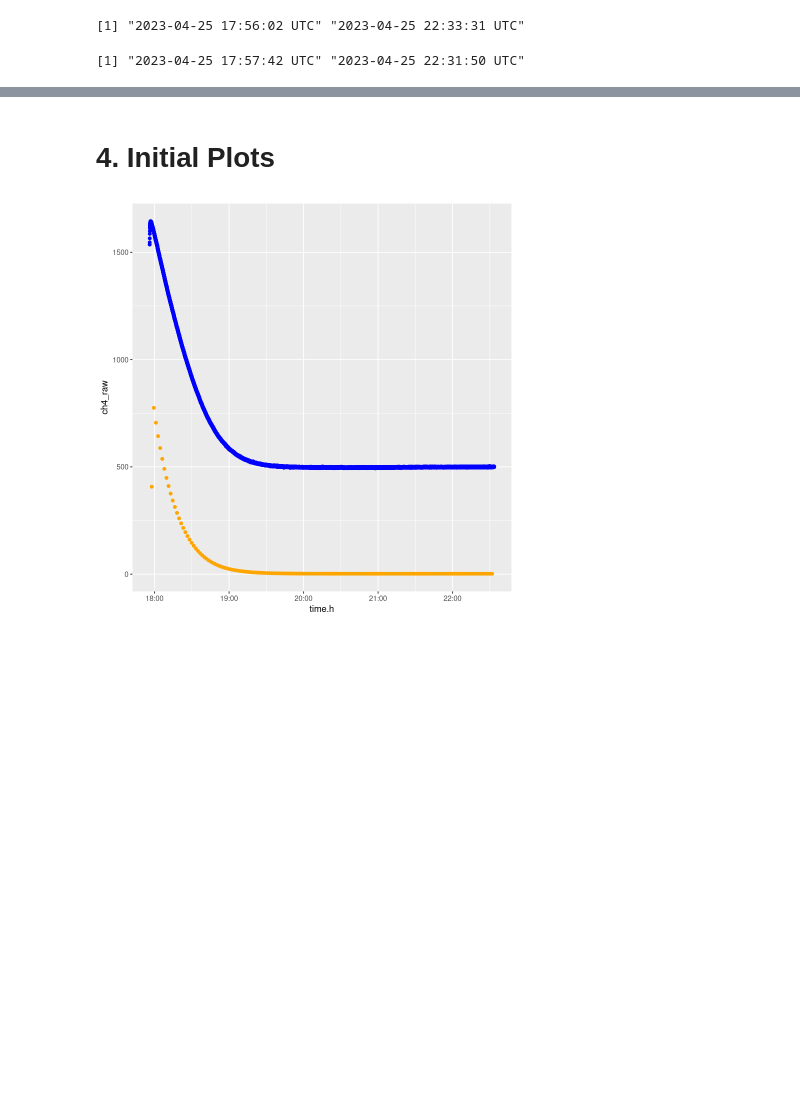
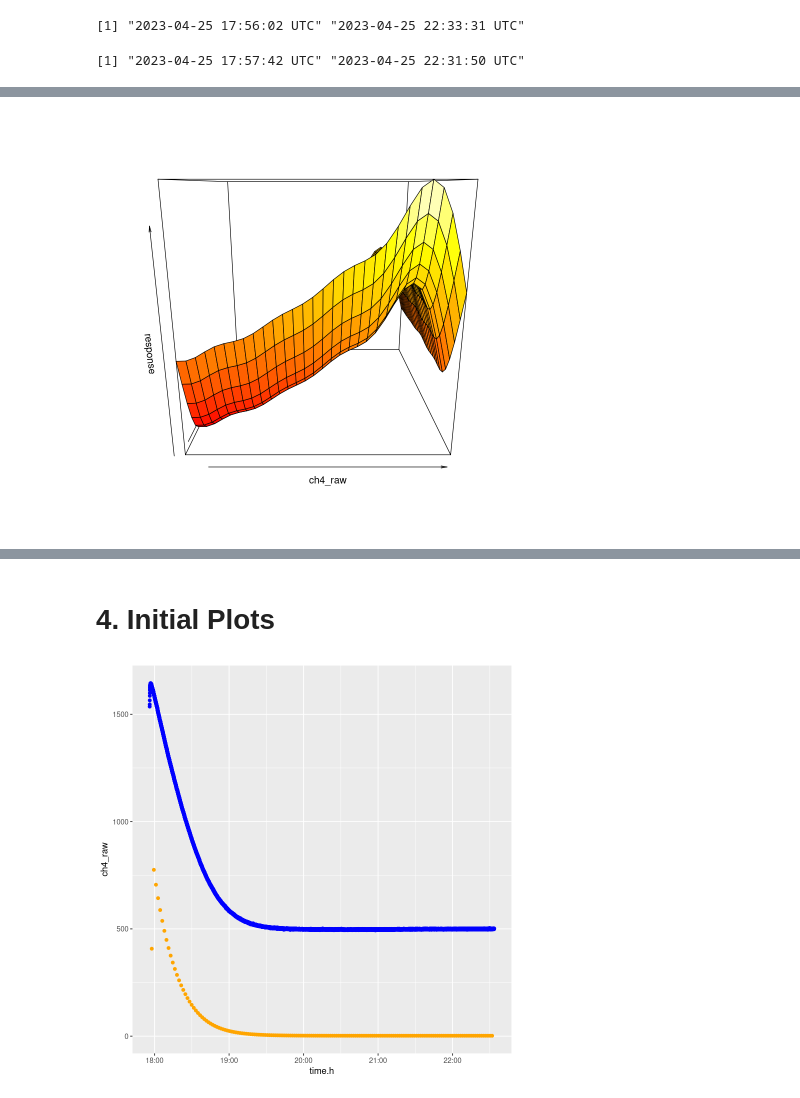
Before and after one commit to rrivirr/SensorDataProcessing, a Jupyter notebook: rriv_methane/Ian_methane.ipynb, the cells around one changed output, grey strips where cells are left out. Saved outputs shown, nothing was run; the diff lists cells and outputs as text; code cells hidden in the pictures; blank space fills up the shorter version.

Commit message:
Adding a script to process Ian's methane data, which uses the aht20, mostly hardcoded at the moment, does not account for multiple sensors or save results

```diff
--- a/rriv_methane/Ian_methane.ipynb
+++ b/rriv_methane/Ian_methane.ipynb
@@ -124,0 +153,9 @@ names(lgr_data)
+# %%
+# Manually create dictionary for column names, and what to rename them to in output df
+interpolateDict<-c(
+        "ch4_raw"="ch4_raw_rriv",
+        "aht_C"="aht_C",
+        "aht_RH"="aht_RH",
+        "dht_C"="dht_C",
+        "dht_RH"="dht_RH",
+        "X.CH4._ppm"="ch4_ppm_lgr")
@@ -124,0 +206,2 @@ names(lgr_data)
+# %%
+interpolated_data<-interpolateData()
@@ -124,0 +222,20 @@ names(lgr_data)
+# %%
+# Calculate sensor resistance(Rs) using Figaro(manufacturer) equation
+# Rs = (VC/VRL-1)*RL where
+# VC = circuit voltage
+# VRL = output voltage
+# RL = load resistance
+# 3-code 272 = 2.7kohm
+RL = 2.7*1000  #convert kOhm to Ohm
+VC = 5
+
+# convert digital signal to voltage
+interpolated_data$ch4_V=5/4096*interpolated_data$ch4_raw_rriv
+
+# calculate sensor resistance (Rs)
+interpolated_data$Rs_fig<-(VC/interpolated_data$ch4_V-1)*RL
+
+# calculate absolute humidity from celsius and relative humidity
+interpolated_data<-calcAbsoluteHumidity(interpolated_data,celsius = "aht_C",relativeHumidity = "aht_RH")
+
+head(interpolated_data)
@@ -124,0 +296,3 @@ names(lgr_data)
+# %%
+gam_rriv<-mgcv::gam(ch4_ppm_lgr~s(ch4_raw_rriv)+s(aht_C)+s(aht_RH),data=interpolated_data)
+summary(gam_rriv)
@@ -124,0 +317,4 @@ names(lgr_data)
+# %%
+vis.gam(gam_rriv, type = "response", plot.type="persp")
+# %% [output]
+[figure, added]
```
Also changed, not shown: parts of 42 cells of this notebook, 3 other files.
